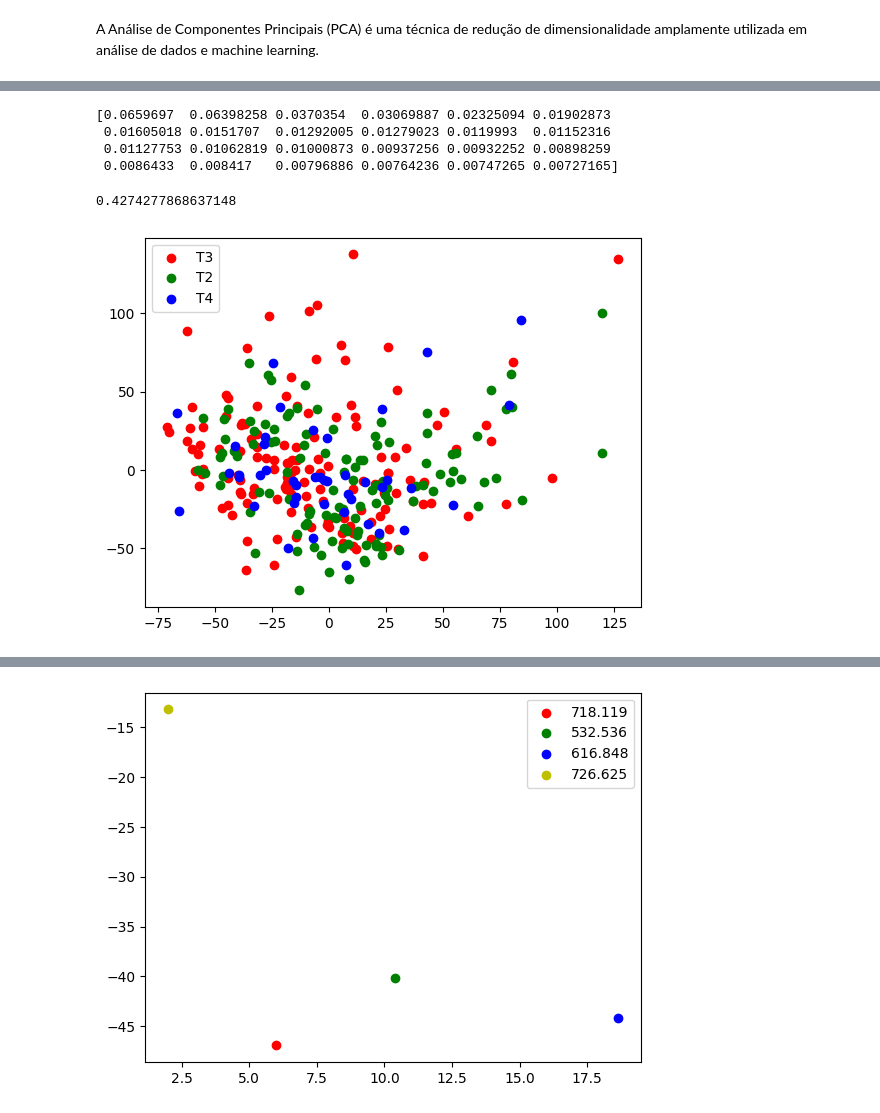
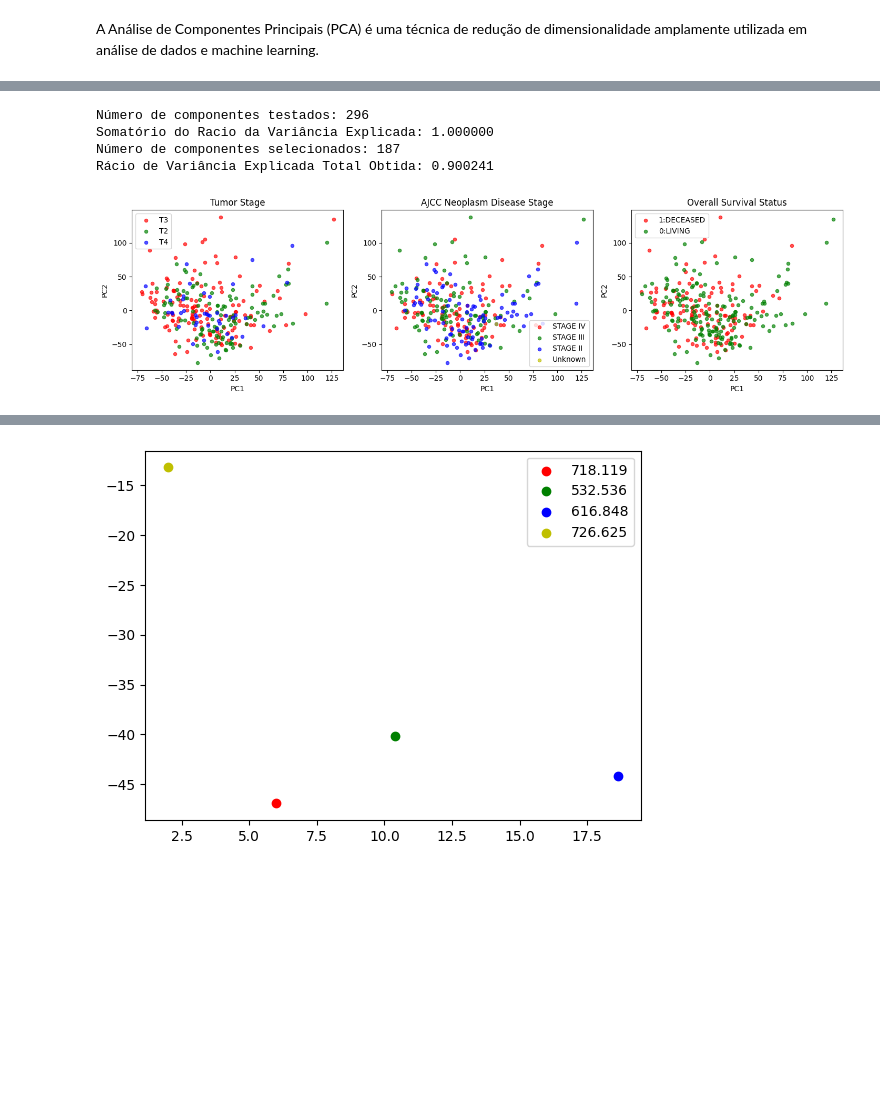
Before and after one commit to tiagomiranda24/Ext_Conhe_Dados_Biologicos, a Jupyter notebook: trabalho_fase3_python.ipynb, the cells around one changed output, grey strips where cells are left out. Cells and saved outputs as stored; diff of their text form; code cells hidden in the pictures; blank space fills up the shorter version.

Commit message:
adicionado plots distribuição cumulativa e rácio variância explicada, melhorado códigos PCA e KMeans

```diff
--- a/trabalho_fase3_python.ipynb
+++ b/trabalho_fase3_python.ipynb
@@ -285,5 +295,9 @@ scaler = StandardScaler()
 data_mrnaseq_normalized = scaler.fit_transform(data_mrnaseq)
 
 # Aplicação do PCA nos dados normalizados
-pca = PCA(n_components=24)
+componentes = min(data_mrnaseq.shape)       # Alterar aqui esta variável para definir número dos componentes testados
+pca = PCA(n_components=componentes)
 X_r = pca.fit_transform(data_mrnaseq_normalized)
+
+# Transpor
+X_r = X_r.T
@@ -290,20 +347,49 @@ X_r = pca.fit_transform(data_mrnaseq_normalized)
 # %%
-print(pca.explained_variance_ratio_)
-pca.explained_variance_ratio_.sum()
+# print(pca.explained_variance_ratio_)
+print(f'Número de componentes testados: {componentes} \nSomatório do Racio da Variância Explicada: {pca.explained_variance_ratio_.sum():.6f}')
+print(f'Número de componentes selecionados: {nr_features}\nRácio de Variância Explicada Total Obtida: {total_variance:.6f}')
 # %% [output]
-[0.0659697  0.06398258 0.0370354  0.03069887 0.02325094 0.01902873
- 0.01605018 0.0151707  0.01292005 0.01279023 0.0119993  0.01152316
- 0.01127753 0.01062819 0.01000873 0.00937256 0.00932252 0.00898259
- 0.0086433  0.008417   0.00796886 0.00764236 0.00747265 0.00727165]
+Número de componentes testados: 296
+Somatório do Racio da Variância Explicada: 1.000000
+Número de componentes selecionados: 187
+Rácio de Variância Explicada Total Obtida: 0.900241
-0.4274277868637148
 # %%
+# Visualização das componentes principais mais importantes (PC1 e PC2)
+
+PC1 = X_r[0]
+PC2 = X_r[1]
+
+plt.figure(figsize=(4.8*3, 4), layout='tight')      # Definir dimensões e estética dos plots
+
+plt.subplot(1, 3, 1)
 meta_var = data_bladder_new.loc[:,"Tumor_Stage"]
 meta_values = meta_var.unique()
+plt.title('Tumor Stage')
+for c, name in zip("rgby", meta_values):
+    plt.scatter(PC1[meta_var == name], PC2[meta_var == name], c=c, label=name, s=20, alpha=0.67)
+plt.xlabel('PC1')
+plt.ylabel('PC2')
+plt.legend(loc='best')
 
-plt.figure()
+plt.subplot(1, 3, 2)
+meta_var = data_bladder_new.loc[:,"AJCC_Neoplasm_Disease_Stage"]
+meta_values = meta_var.unique()
+plt.title('AJCC Neoplasm Disease Stage')
 for c, name in zip("rgby", meta_values):
-    plt.scatter(X_r[meta_var == name, 0], X_r[meta_var == name, 1], c=c, label=name)
-plt.legend()
+    plt.scatter(PC1[meta_var == name], PC2[meta_var == name], c=c, label=name, s=20, alpha=0.67)
+plt.xlabel('PC1')
+plt.ylabel('PC2')
+plt.legend(loc='best')
+
+plt.subplot(1, 3, 3)
+meta_var = data_bladder_new.loc[:,"Overall_Survival_Status"]
+meta_values = meta_var.unique()
+plt.title('Overall Survival Status')
+for c, name in zip("rgby", meta_values):
+    plt.scatter(PC1[meta_var == name], PC2[meta_var == name], c=c, label=name, s=20, alpha=0.67)
+plt.xlabel('PC1')
+plt.ylabel('PC2')
+plt.legend(loc='best')
 plt.show()
 # %% [output]
-[figure, old version]
+[figure, new version]
```
Also changed, not shown: parts of 17 cells of this notebook.
